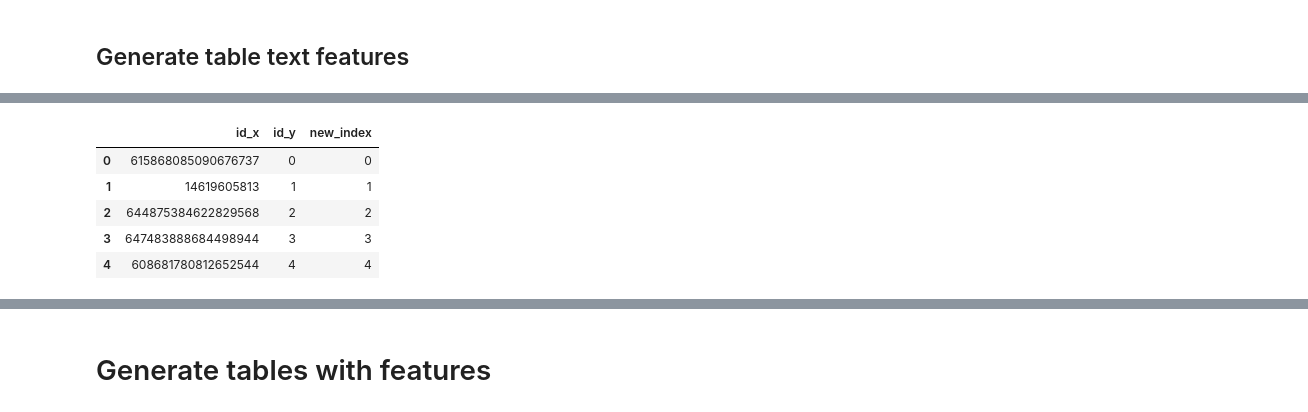
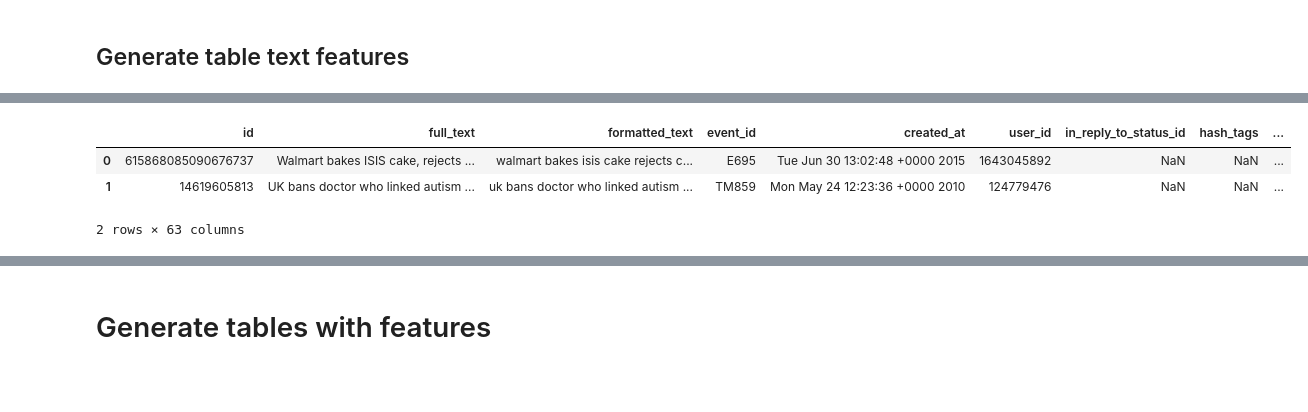
Before and after one commit to MassimoPerini/FakeNews, a Jupyter notebook: backend/extract_features.ipynb, the cells around one changed output, grey strips where cells are left out. Saved outputs shown, nothing was run; the diff lists cells and outputs as text; code cells hidden in the pictures; blank space fills up the shorter version.

```diff
--- a/backend/extract_features.ipynb
+++ b/backend/extract_features.ipynb
@@ -141,0 +197,13 @@ data[(data["event_id"] == "E695") & (data["partition"] == test)][["cleaned_creat
+# %%
+#GENERATE TWEET FEATURES DATA FRAME
+list_f = []
+for i in range(svd_matrix.shape[0]):
+    list_f += [[i] + list(svd_matrix[i,:])]
+
+svd_features = pd.DataFrame(list_f, columns=["to_drop"]+list(range(svd_matrix.shape[1])))
+
+#JOIN
+data_with_svd = data.merge(svd_features, left_on='new_user_id', right_on='to_drop')
+data_with_svd.drop(['to_drop'], inplace = True, axis=1)
+#data_with_svd.rename(index=str, columns={"id_x": "id"}, inplace = True)
+data_with_svd.head(2)
@@ -160,16 +233,19 @@ clean_text(txt)
 # %% [markdown]
 ## Generate labels and input vectors
 # %%
-labels = list(range(len(txt)))
+
+labels = data["new_id"].values
 source = []
 for i in range(len(txt)):
     source+=[TaggedDocument(words=txt[i].split(), tags=[labels[i]])]
 # %% [markdown]
 ## Build & train Doc2Vec
 # %%
-model = Doc2Vec(min_count=0, window=10, alpha=0.025, vector_size=30, sample=1e-6, negative=3, workers=8) # vector_size: max 100
+N_DOC2VEC_FEATURES = 40
+
+model = Doc2Vec(min_count=0, window=7, alpha=0.025, vector_size=N_DOC2VEC_FEATURES, sample=1e-6, negative=3, workers=8) # vector_size: max 100
 model.build_vocab(source)
-model.train(source, total_examples=len(source), epochs=20)
+model.train(source, total_examples=len(source), epochs=30)
 # %% [markdown]
 ### Test the model
 # %%
@@ -209,8 +288,11 @@ for i in labels:
     indexed_arr = [i]+list(model.docvecs[i])
     list_text_features+=[indexed_arr]
 
-n_features = len(list_text_features[0])-1 #escludo gli id
-feature_text_tweet = pd.DataFrame(list_text_features, columns=["id"]+list(range(n_features)))
+#n_features = len(list_text_features[0])-1 #escludo gli id
+feature_text_tweet = pd.DataFrame(list_text_features, columns=["id_to_delete"]+list(range(N_DOC2VEC_FEATURES)))
 
 #JOIN
-new_data = data.merge(feature_text_tweet, left_on='new_index', right_on='id')
+new_data = data.merge(feature_text_tweet, left_on='new_id', right_on='id_to_delete')
+
+new_data.drop(['id_to_delete'], inplace = True, axis=1)
+#new_data.rename(index=str, columns={"id_x": "id"}, inplace = True)
@@ -217,9 +308,7 @@ new_data = data.merge(feature_text_tweet, left_on='new_index', right_on='id')
 # %%
-new_data[["id_x", "id_y", "new_index"]].head()
+new_data.head(2)
 # %% [output]
-|  | id_x | id_y | new_index |
-| 0 | 615868085090676737 | 0 | 0 |
-| 1 | 14619605813 | 1 | 1 |
-| 2 | 644875384622829568 | 2 | 2 |
-| 3 | 647483888684498944 | 3 | 3 |
-| 4 | 608681780812652544 | 4 | 4 |
+|  | id | full_text | formatted_text | event_id | created_at | user_id | in_reply_to_status_id | hash_tags | ... |
+| 0 | 615868085090676737 | Walmart bakes ISIS cake, rejects ... | walmart bakes isis cake rejects c... | E695 | Tue Jun 30 13:02:48 +0000 2015 | 1643045892 | NaN | NaN | ... |
+| 1 | 14619605813 | UK bans doctor who linked autism ... | uk bans doctor who linked autism ... | TM859 | Mon May 24 12:23:36 +0000 2010 | 124779476 | NaN | NaN | ... |
+2 rows × 63 columns
```
Also changed, not shown: parts of 48 cells of this notebook.
